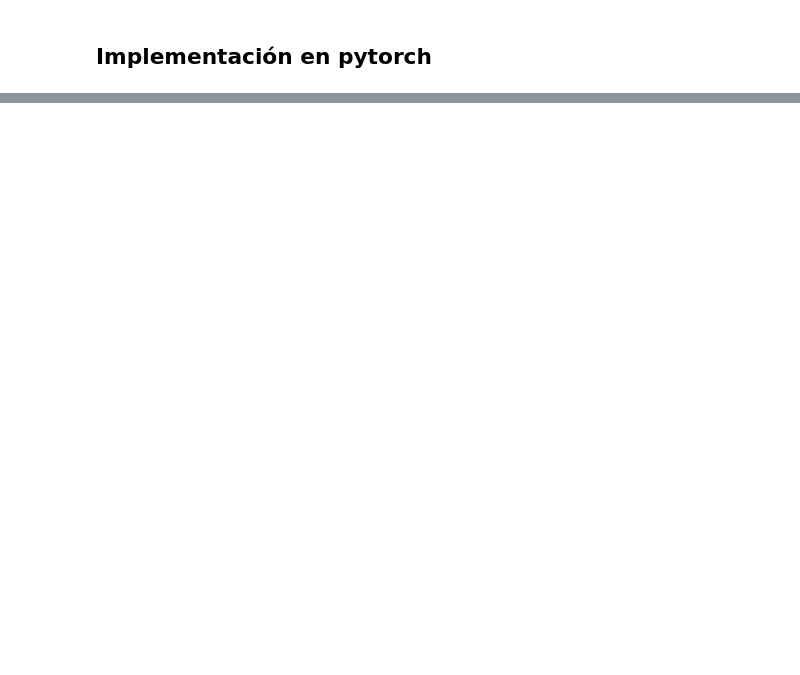
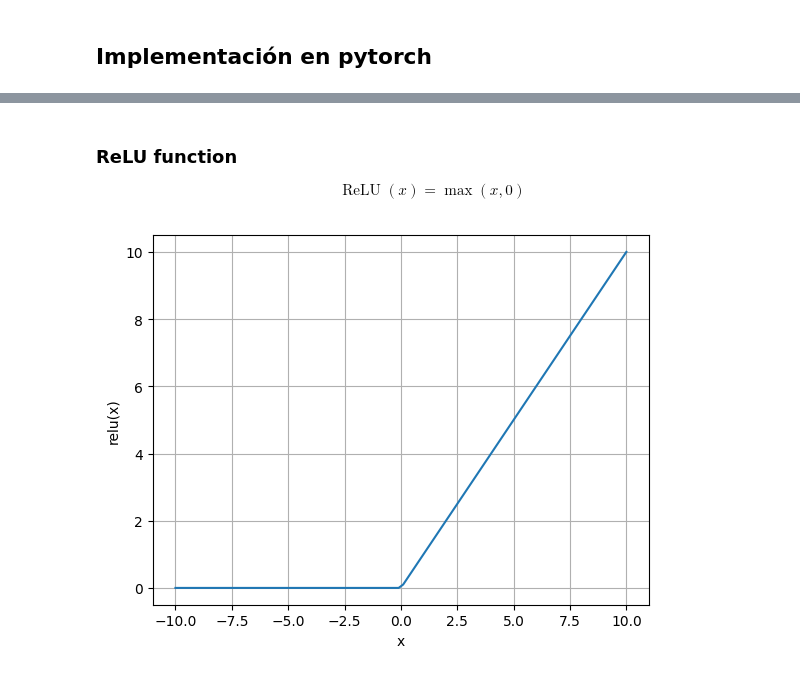
Before and after one commit to ramajoballester/UC3M-PIC, a Jupyter notebook: notebooks/02.ipynb, the cells around one changed output, grey strips where cells are left out. Drawn from its saved outputs; the diff is of its cells as text; code cells hidden in the pictures; blank space fills up the shorter version.

```diff
--- a/notebooks/02.ipynb
+++ b/notebooks/02.ipynb
@@ -921,0 +1071,15 @@ Error:
+# %% [markdown]
+### ReLU function
+
+$$\operatorname{ReLU}(x) = \max(x, 0)$$
+# %%
+# Plot relu activation function
+x = torch.linspace(-10, 10, 100)
+y = torch.relu(x)
+plt.plot(x, y)
+plt.xlabel('x')
+plt.ylabel('relu(x)')
+plt.grid()
+plt.show()
+# %% [output]
+[figure, added]
```
Also changed, not shown: parts of 114 cells of this notebook, 2 other files.
